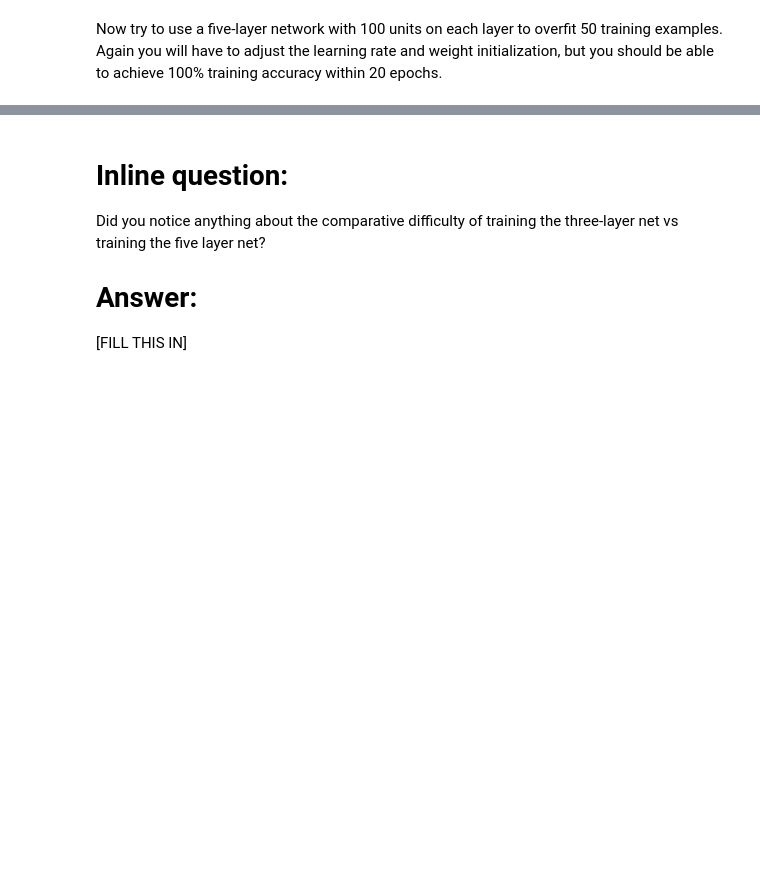
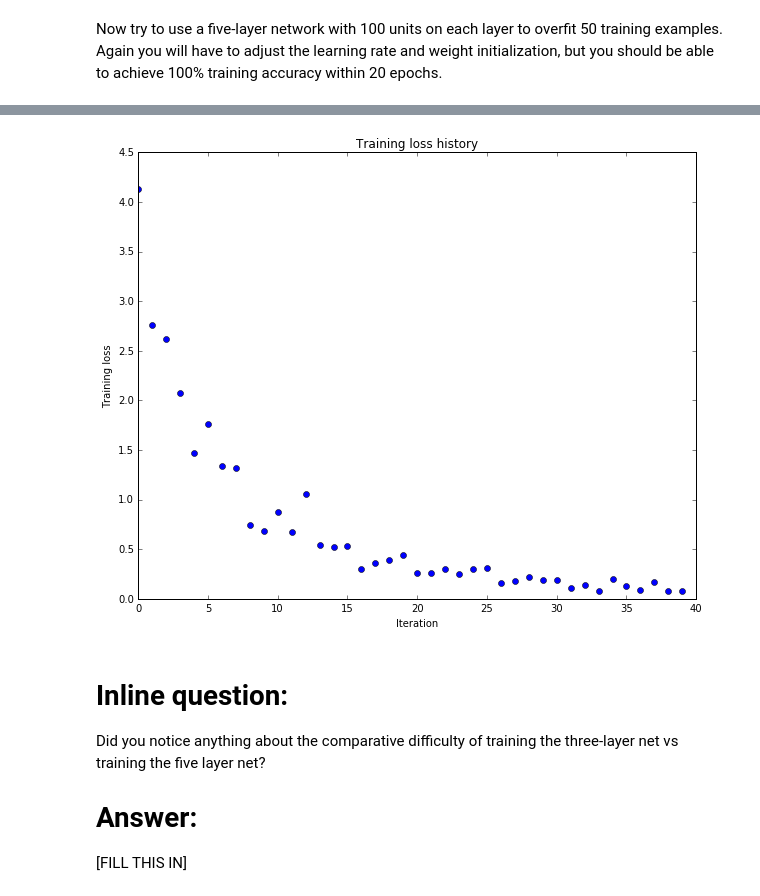
Before and after one commit to kumasento/cs231n, a Jupyter notebook: assignment2/FullyConnectedNets.ipynb, the cells around one changed output, grey strips where cells are left out. Cells and saved outputs as stored; diff of their text form; code cells hidden in the pictures; blank space fills up the shorter version.

```diff
--- a/assignment2/FullyConnectedNets.ipynb
+++ b/assignment2/FullyConnectedNets.ipynb
@@ -439,8 +475,8 @@ small_data = {
   'y_val': data['y_val'],
 }
 
-learning_rate = 1e-3
-weight_scale = 1e-5
+learning_rate = 4e-3
+weight_scale = 5e-2
 model = FullyConnectedNet([100, 100, 100, 100],
                 weight_scale=weight_scale, dtype=np.float64)
 solver = Solver(model, small_data,
@@ -457,3 +493,4 @@ plt.title('Training loss history')
 plt.xlabel('Iteration')
 plt.ylabel('Training loss')
 plt.show()
+# %% [output]
@@ -460,3 +514,4 @@ plt.show()
+[figure, added]
 # %% [markdown]
 # Inline question:
 Did you notice anything about the comparative difficulty of training the three-layer net vs training the five layer net?
```
Also changed, not shown: parts of 9 cells of this notebook, 1 other file.
